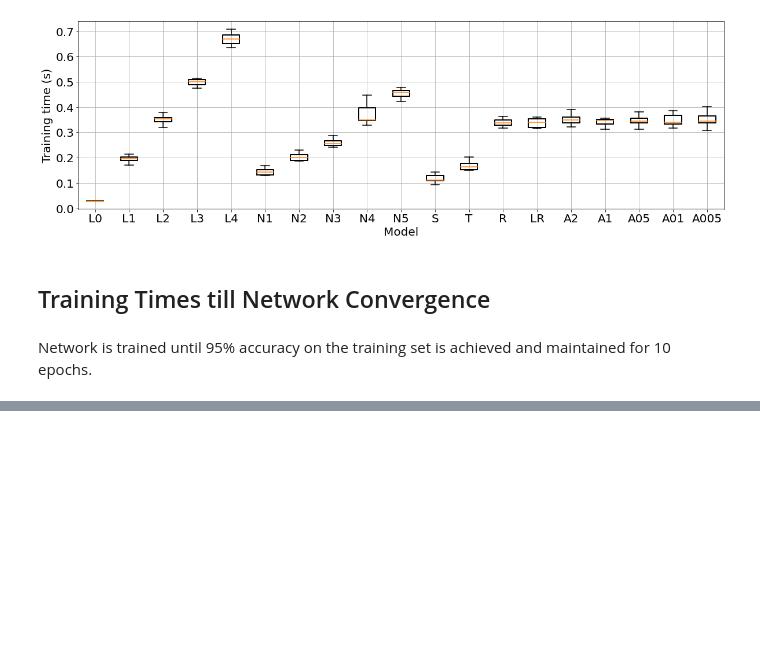
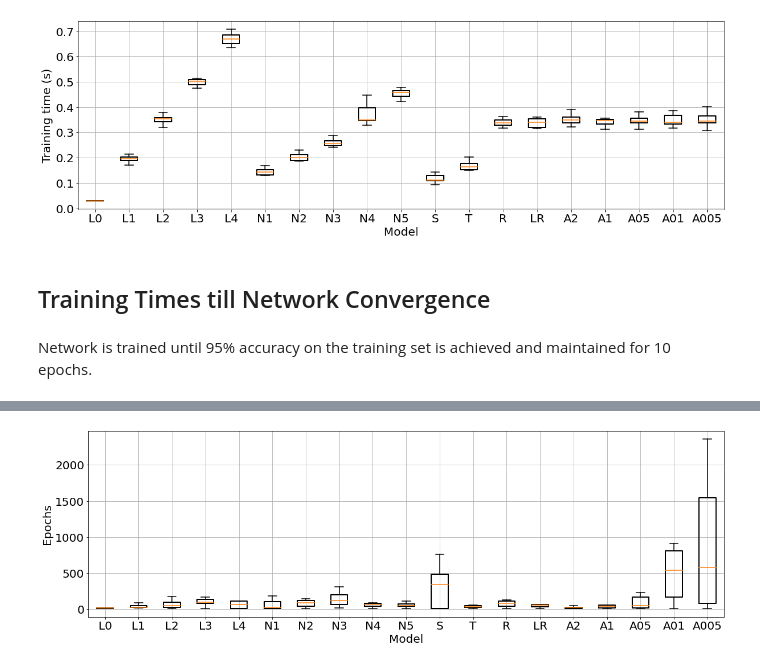
Before and after one commit to kymckay/f21bc-coursework, a Jupyter notebook: investigation.ipynb, the cells around one changed output, grey strips where cells are left out. Cells and saved outputs as stored; diff of their text form; code cells hidden in the pictures; blank space fills up the shorter version.

```diff
--- a/investigation.ipynb
+++ b/investigation.ipynb
@@ -440,5 +449,19 @@ for i in range(funcs_tt.shape[0]):
 alpha_label = ['A2', 'A1', 'A05', 'A01', 'A005']
 for i in range(alpha_tt.shape[0]):
     df_tt[alpha_label[i]] = alpha_tt[i]
+# %%
+df_epochs = pd.DataFrame(data=layers_epochs.T, columns=['L0', 'L1', 'L2', 'L3', 'L4'])
+
+for i in range(nodes_epochs.shape[0]):
+    column = "N{}".format(i+1)
+    df_epochs[column] = nodes_epochs[i]
+
+functions = ['S', 'T', 'R', 'LR']
+for i in range(funcs_epochs.shape[0]):
+    df_epochs[functions[i]] = funcs_epochs[i]
+
+alpha_label = ['A2', 'A1', 'A05', 'A01', 'A005']
+for i in range(alpha_epochs.shape[0]):
+    df_epochs[alpha_label[i]] = alpha_epochs[i]
 # %%
 df_tt.to_csv('backprop_tt.csv', index=False)
@@ -455,0 +480,11 @@ plt.show()
+# %%
+boxplot = df_epochs.boxplot(figsize=(20, 6), boxprops=dict(linestyle='-', linewidth=2), showfliers=False, grid=True, rot=0,
+             flierprops=dict(linestyle='-', linewidth=1.5),
+             medianprops=dict(linestyle='-', linewidth=1.5),
+             whiskerprops=dict(linestyle='-', linewidth=1.5),
+             capprops=dict(linestyle='-', linewidth=1.5), fontsize=20)
+boxplot.set_ylabel("Epochs", fontsize=20)
+boxplot.set_xlabel("Model", fontsize=20)
+plt.show()
+# %% [output]
+[figure, added]
```
Also changed, not shown: parts of 8 cells of this notebook.
